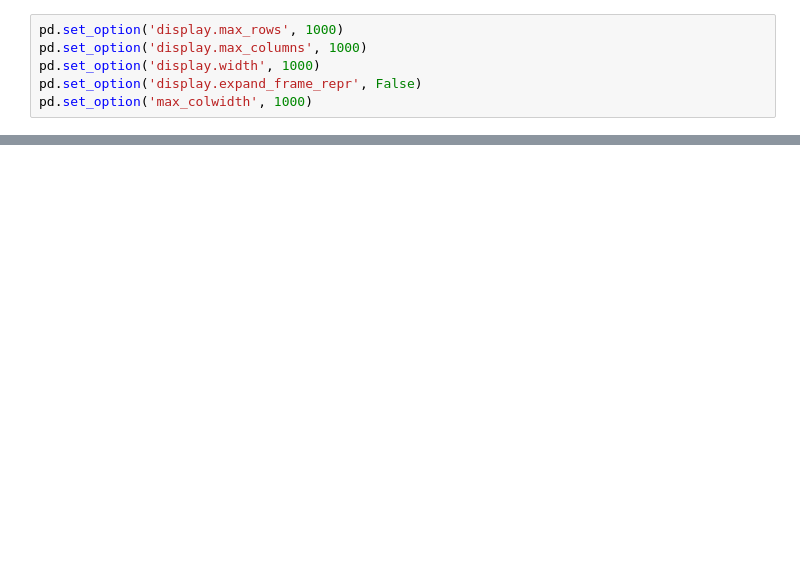
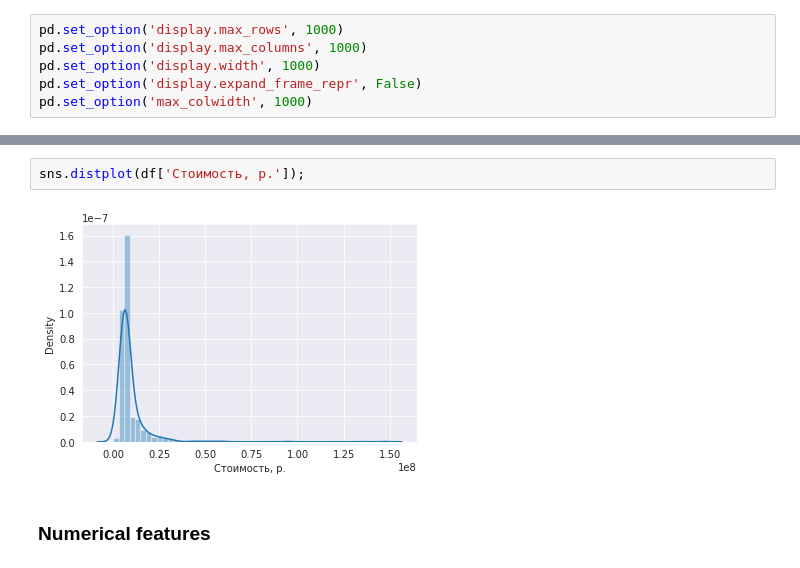
Before and after one commit to zakladniy/apartment_price_prediction, a Jupyter notebook: notebooks/EDA.ipynb, the cells around one changed output, grey strips where cells are left out. Saved outputs shown, nothing was run; the diff lists cells and outputs as text; blank space fills up the shorter version.

```diff
--- a/notebooks/EDA.ipynb
+++ b/notebooks/EDA.ipynb
@@ -481,0 +100,6 @@ df.shape
+# %%
+sns.distplot(df['Стоимость, р.']);
+# %% [output]
+[figure, added]
+# %% [markdown]
+### Numerical features
```
Also changed, not shown: parts of 39 cells of this notebook, 4 other files.
